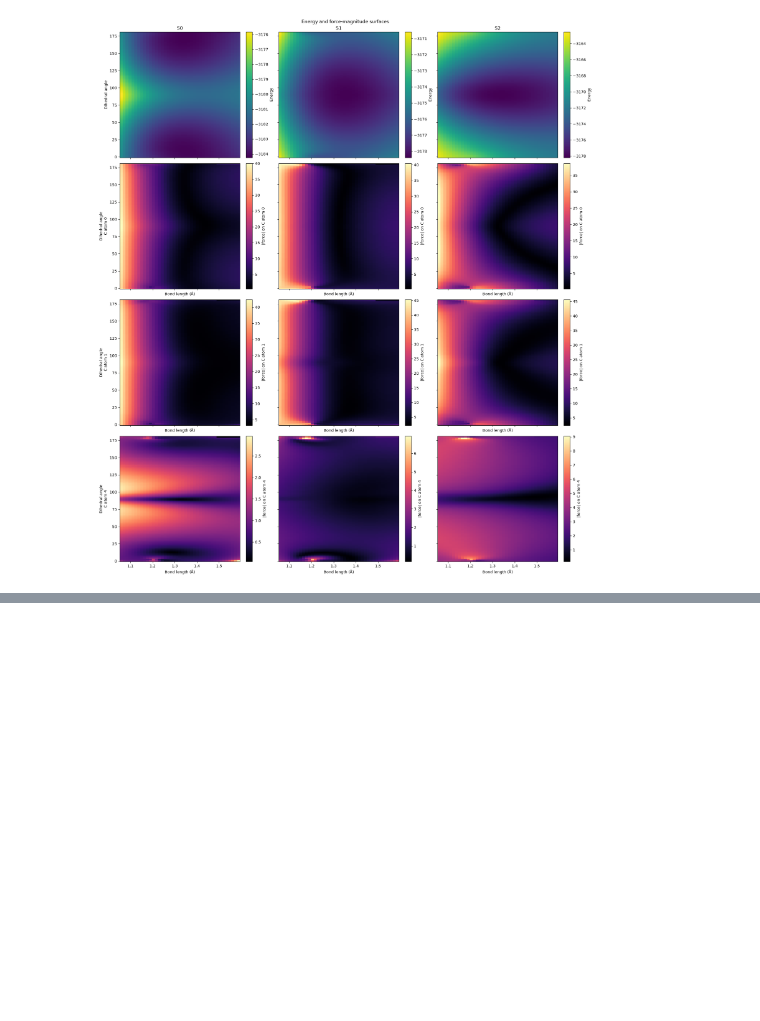
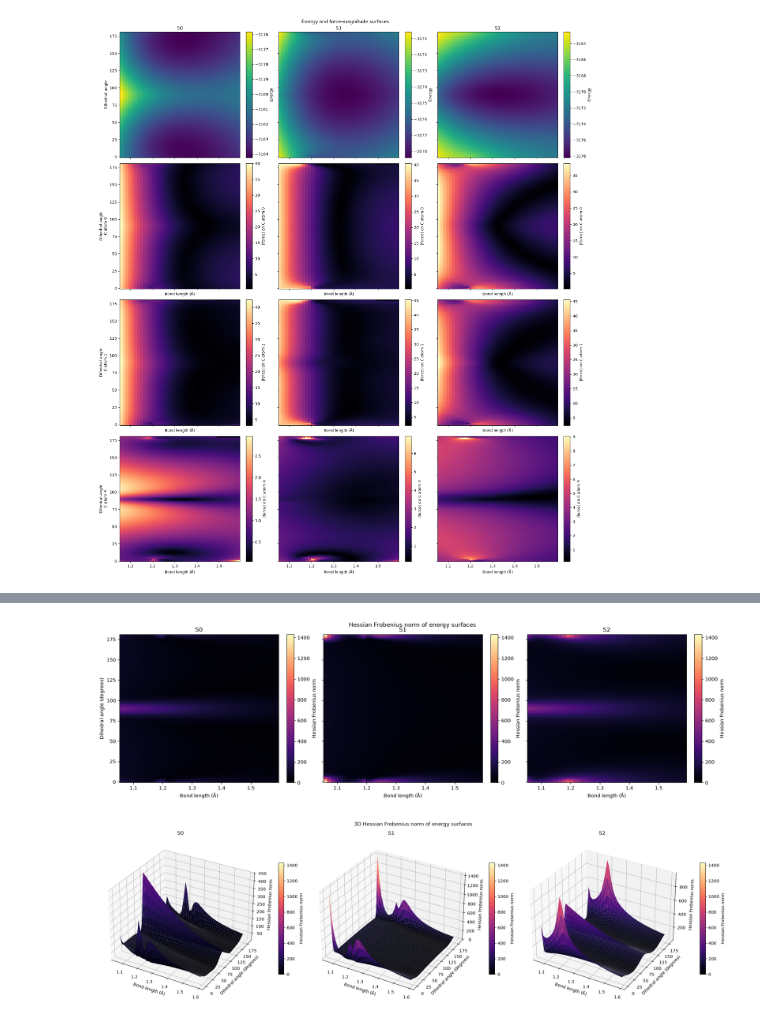
Before and after one commit to yoghurtfork/X-MACE-sampling, a Jupyter notebook: notebooks/visualising_dataset_clean.ipynb, the cells around one changed output, grey strips where cells are left out. Drawn from its saved outputs; the diff is of its cells as text; code cells hidden in the pictures; blank space fills up the shorter version.

Commit message:
Plot Hessian Frobenius norm

```diff
--- a/notebooks/visualising_dataset_clean.ipynb
+++ b/notebooks/visualising_dataset_clean.ipynb
@@ -356,0 +360,73 @@ plt.show()
+# %%
+# Hessian Frobenius norm of the energy surfaces for S0, S1, and S2.
+# Coordinates are the [0, 1]-normalised bond and dihedral coordinates
+# defined in the Gaussian-curvature cell, giving both directions equal weight.
+%matplotlib inline
+
+def hessian_frobenius_norm(energy_grid):
+    """Return ||H(E)||_F over the normalised bond/dihedral coordinates."""
+    if energy_grid.shape[0] < 3 or energy_grid.shape[1] < 3:
+        raise ValueError("At least three grid points are required along each coordinate.")
+    if not np.isfinite(energy_grid).all():
+        raise ValueError("The Hessian requires a complete bond-length/dihedral grid.")
+
+    energy_theta, energy_bond = np.gradient(
+        energy_grid, dihedral_coordinate, bond_coordinate, edge_order=2
+    )
+    energy_theta_theta, energy_theta_bond = np.gradient(
+        energy_theta, dihedral_coordinate, bond_coordinate, edge_order=2
+    )
+    energy_bond_theta, energy_bond_bond = np.gradient(
+        energy_bond, dihedral_coordinate, bond_coordinate, edge_order=2
+    )
+    energy_bond_theta = 0.5 * (energy_bond_theta + energy_theta_bond)
+    return np.sqrt(
+        energy_bond_bond**2
+        + 2 * energy_bond_theta**2
+        + energy_theta_theta**2
+    )
+
+hessian_norms = [
+    hessian_frobenius_norm(make_surface_grid(energy_surfaces[state]))
+    for state in states_to_plot
+]
+hessian_norm_limit = max(np.nanmax(norm) for norm in hessian_norms)
+
+fig, axes = plt.subplots(
+    1, len(states_to_plot), figsize=(6 * len(states_to_plot), 5),
+    sharex=True, sharey=True, constrained_layout=True, squeeze=False,
+)
+for axis, state, norm in zip(axes[0], states_to_plot, hessian_norms):
+    heatmap = axis.pcolormesh(
+        bond_grid, dihedral_grid, norm, shading="nearest", cmap="magma",
+        vmin=0, vmax=hessian_norm_limit,
+    )
+    fig.colorbar(heatmap, ax=axis, label="Hessian Frobenius norm")
+    axis.set_title(f"S{state}")
+    axis.set_xlabel("Bond length (Å)")
+
+axes[0, 0].set_ylabel("Dihedral angle (degrees)")
+fig.suptitle("Hessian Frobenius norm of energy surfaces", y=1.02)
+plt.show()
+
+# The same Hessian norm data as 3D surfaces.
+bond_mesh, dihedral_mesh = np.meshgrid(bond_grid, dihedral_grid)
+fig = plt.figure(figsize=(7 * len(states_to_plot), 6), constrained_layout=True)
+for column, (state, norm) in enumerate(zip(states_to_plot, hessian_norms), start=1):
+    axis = fig.add_subplot(1, len(states_to_plot), column, projection="3d")
+    surface = axis.plot_surface(
+        bond_mesh, dihedral_mesh, norm, cmap="magma",
+        vmin=0, vmax=hessian_norm_limit, rstride=1, cstride=1,
+        linewidth=0, antialiased=True,
+    )
+    axis.set_title(f"S{state}")
+    axis.set_xlabel("Bond length (Å)")
+    axis.set_ylabel("Dihedral angle (degrees)")
+    axis.set_zlabel("Hessian Frobenius norm")
+    fig.colorbar(surface, ax=axis, shrink=0.65, pad=0.1, label="Hessian Frobenius norm")
+
+fig.suptitle("3D Hessian Frobenius norm of energy surfaces", y=1.02)
+plt.show()
+# %% [output]
+[figure, added]
+[figure, added]
```
Also changed, not shown: parts of 1 cell of this notebook.
